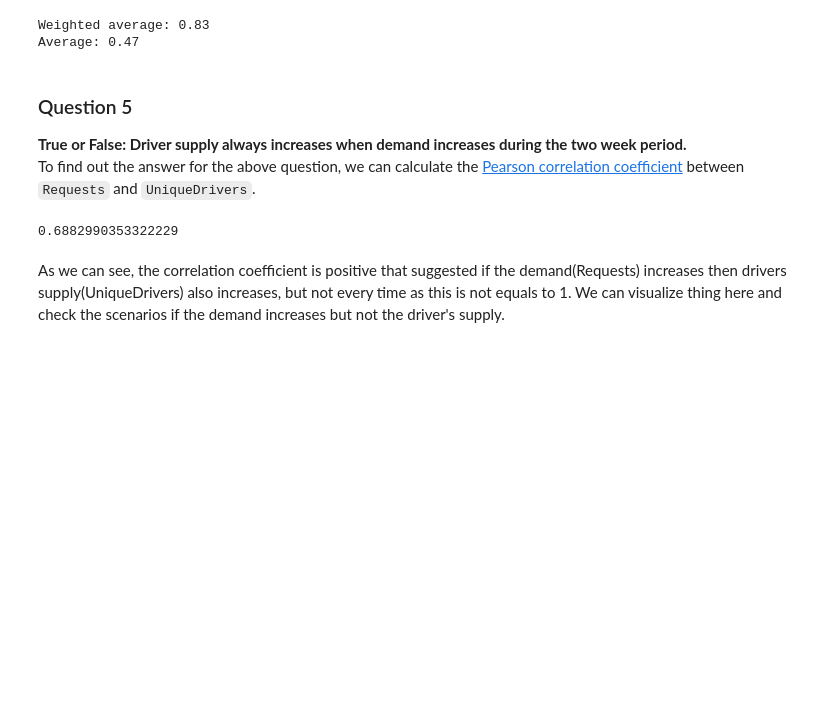
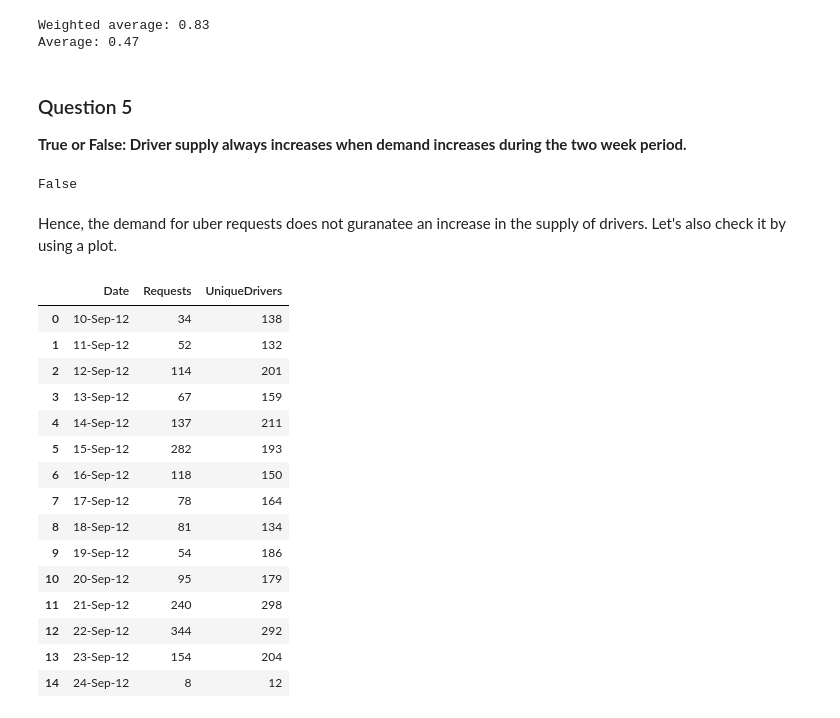
Before and after one commit to manujsinghwal/insights-from-uber-supply-and-demand-data, a Jupyter notebook: insights_from_uber_supply_and_demand_data.ipynb, the cells around one changed output. Cells and saved outputs as stored; diff of their text form; code cells hidden in the pictures; blank space fills up the shorter version.

```diff
--- a/insights_from_uber_supply_and_demand_data.ipynb
+++ b/insights_from_uber_supply_and_demand_data.ipynb
@@ -387,13 +388,50 @@ Average: 0.47
 # %% [markdown]
 ### Question 5
 **True or False: Driver supply always increases when demand increases during the two week period.**
-\
-To find out the answer for the above question, we can calculate the [Pearson correlation coefficient](https://en.wikipedia.org/wiki/Pearson_correlation_coefficient) between `Requests` and `UniqueDrivers`.
-# %%
-# Calculating the correlation coefficient
-correlation = df['Requests'].corr(df['UniqueDrivers'])
-correlation
-# %% [output]
-0.6882990353322229
-# %% [markdown]
-As we can see, the correlation coefficient is positive that suggested if the demand(Requests) increases then drivers supply(UniqueDrivers) also increases, but not every time as this is not equals to 1. We can visualize thing here and check the scenarios if the demand increases but not the driver's supply.
+# %%
+# Checking if driver supply increases when demand increases
+demand_supply = df[['Timestamp', 'Requests', 'UniqueDrivers']].copy()
+
+# Calculating the difference between consecutive elements
+demand_supply['RequestDiff'] = demand_supply['Requests'].diff()
+demand_supply['SupplyDiff'] = demand_supply['UniqueDrivers'].diff()
+
+# Checking if Requests and UniqueDrivers increases simultaneously
+increase_supply = (demand_supply['RequestDiff'] > 0) & (demand_supply['SupplyDiff'] > 0)
+
+# all() function checks if the supply of drivers increase in each of demand of requests increase
+increase_supply.all()
+# %% [output]
+False
+# %% [markdown]
+Hence, the demand for uber requests does not guranatee an increase in the supply of drivers. Let's also check it by using a plot.
+# %%
+# Aggregating the data
+demand_supply_agg = (
+    df
+    .groupby('Date')
+    .agg(
+        Requests = ('Requests','sum'),
+        UniqueDrivers = ('UniqueDrivers','sum')
+    )
+    .reset_index()
+)
+
+demand_supply_agg
+# %% [output]
+|  | Date | Requests | UniqueDrivers |
+| 0 | 10-Sep-12 | 34 | 138 |
+| 1 | 11-Sep-12 | 52 | 132 |
+| 2 | 12-Sep-12 | 114 | 201 |
+| 3 | 13-Sep-12 | 67 | 159 |
+| 4 | 14-Sep-12 | 137 | 211 |
+| 5 | 15-Sep-12 | 282 | 193 |
+| 6 | 16-Sep-12 | 118 | 150 |
+| 7 | 17-Sep-12 | 78 | 164 |
+| 8 | 18-Sep-12 | 81 | 134 |
+| 9 | 19-Sep-12 | 54 | 186 |
+| 10 | 20-Sep-12 | 95 | 179 |
+| 11 | 21-Sep-12 | 240 | 298 |
+| 12 | 22-Sep-12 | 344 | 292 |
+| 13 | 23-Sep-12 | 154 | 204 |
+| 14 | 24-Sep-12 | 8 | 12 |
```
Also changed, not shown: parts of 4 cells of this notebook.
